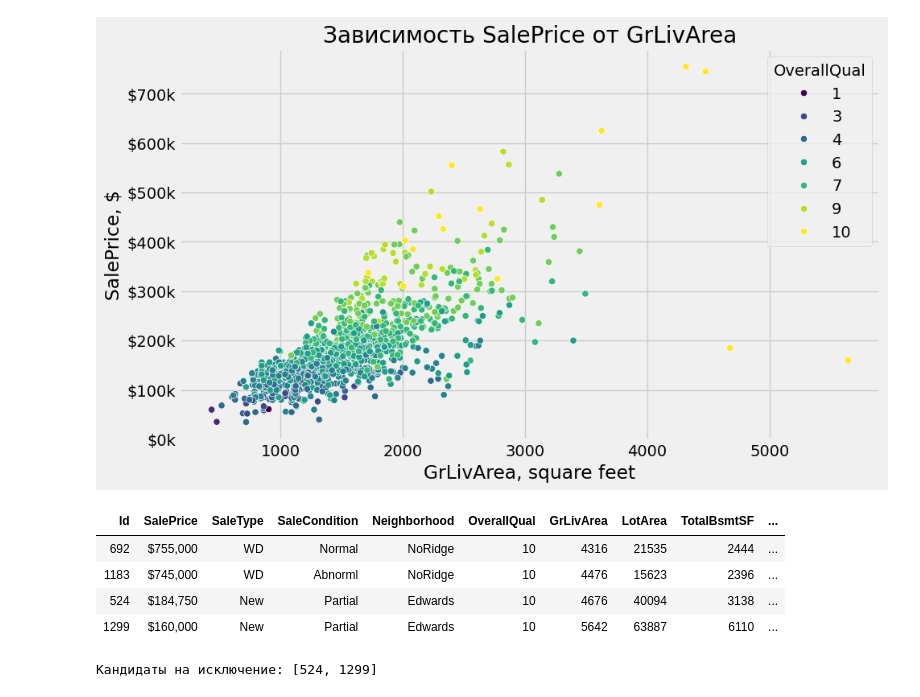
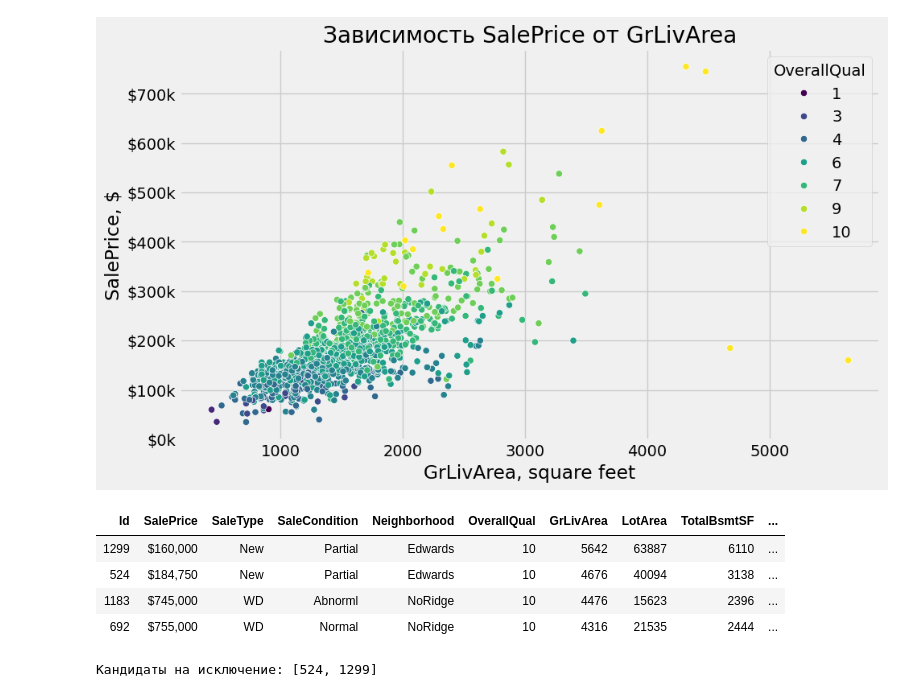
Before and after one commit to AntonUkhabin/House_Prices_Kaggle, a Jupyter notebook: EDA.ipynb, the cells around one changed output. Saved outputs shown, nothing was run; the diff lists cells and outputs as text; code cells hidden in the pictures.

```diff
--- a/EDA.ipynb
+++ b/EDA.ipynb
@@ -562,17 +562,17 @@ plt.show()
 # %%
 large_houses = (
     eda_df.loc[eda_df['GrLivArea'].gt(4000), outlier_columns]
     .assign(price_per_sqft=lambda df: df[TARGET] / df['GrLivArea'])
-    .sort_values('GrLivArea')
+    .sort_values('GrLivArea', ascending=False)
 )
 
 display(large_houses.style.hide(axis='index').format({TARGET: '${:,.0f}', 'price_per_sqft': '${:,.2f}'}))
 # %% [output]
 | Id | SalePrice | SaleType | SaleCondition | Neighborhood | OverallQual | GrLivArea | LotArea | TotalBsmtSF | ... |
+| 1299 | $160,000 | New | Partial | Edwards | 10 | 5642 | 63887 | 6110 | ... |
+| 524 | $184,750 | New | Partial | Edwards | 10 | 4676 | 40094 | 3138 | ... |
+| 1183 | $745,000 | WD | Abnorml | NoRidge | 10 | 4476 | 15623 | 2396 | ... |
 | 692 | $755,000 | WD | Normal | NoRidge | 10 | 4316 | 21535 | 2444 | ... |
-| 1183 | $745,000 | WD | Abnorml | NoRidge | 10 | 4476 | 15623 | 2396 | ... |
-| 524 | $184,750 | New | Partial | Edwards | 10 | 4676 | 40094 | 3138 | ... |
-| 1299 | $160,000 | New | Partial | Edwards | 10 | 5642 | 63887 | 6110 | ... |
 # %%
 # Очень большая жилая площадь при неожиданно низкой цене
 candidate_outlier_mask = eda_df['GrLivArea'].gt(4000) & eda_df[TARGET].lt(300000)
```
Also changed, not shown: parts of 2 cells of this notebook, 5 other files.
